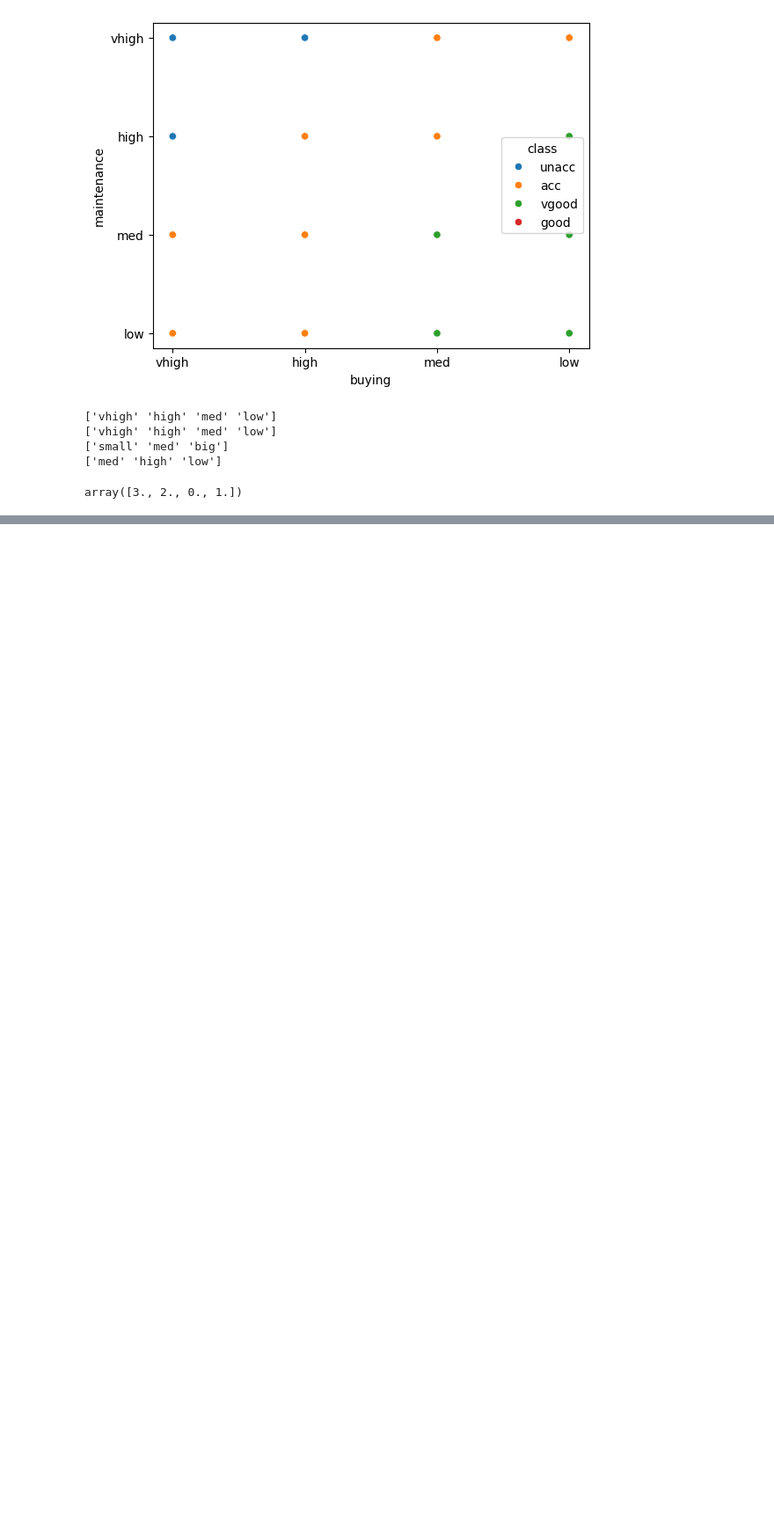
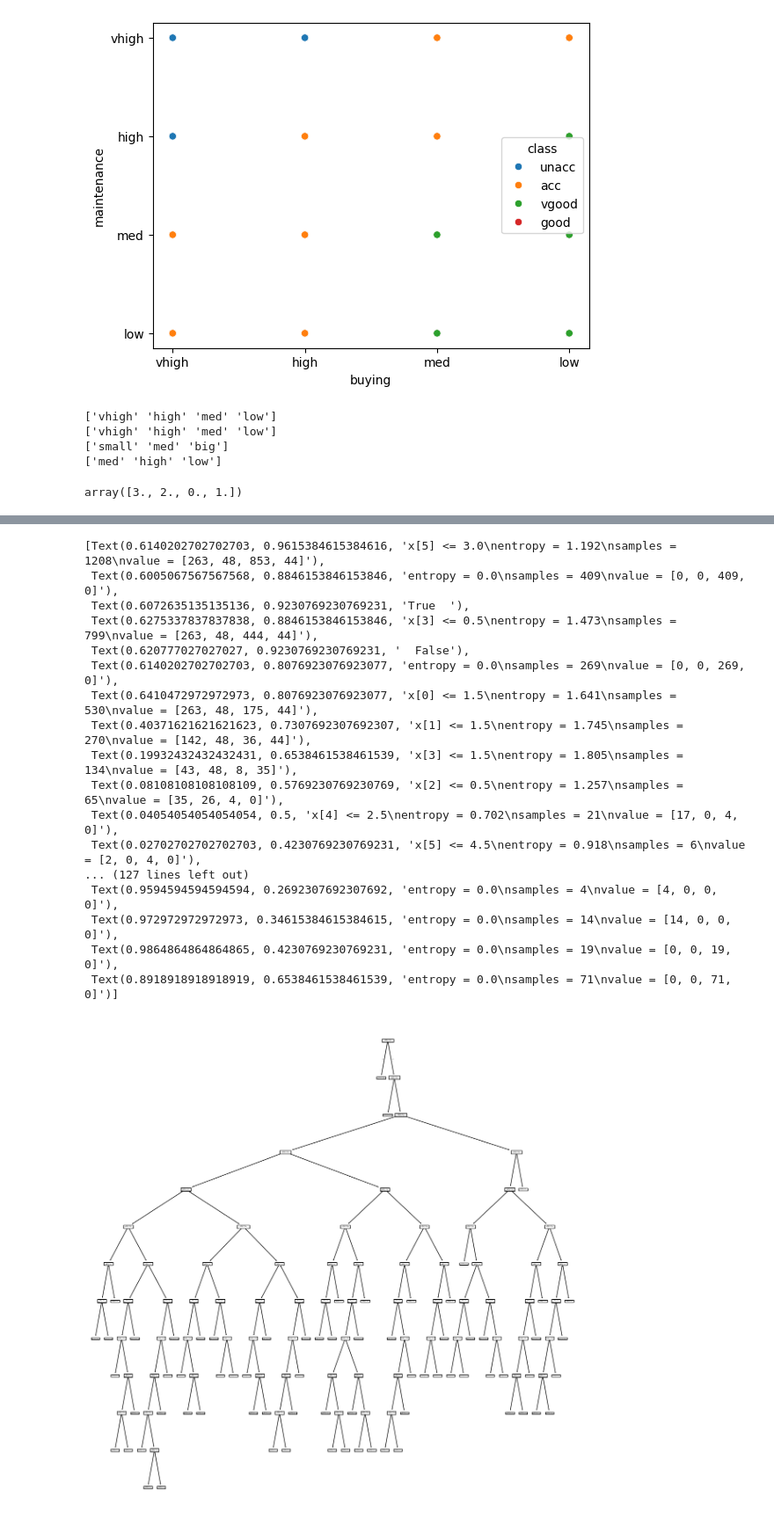
Before and after one commit to ZTNimbus/Data-Science-Machine-Learning, a Jupyter notebook: machine-learning/decision-tree-classifier.ipynb, the cells around one changed output, grey strips where cells are left out. Shown at 88% size. Saved outputs shown, nothing was run; the diff lists cells and outputs as text; code cells hidden in the pictures; blank space fills up the shorter version.

```diff
--- a/machine-learning/decision-tree-classifier.ipynb
+++ b/machine-learning/decision-tree-classifier.ipynb
@@ -172,0 +227,7 @@ array([3., 2., 0., 1.])
+# %%
+param_grid = {
+    "criterion": ["gini", "entropy", "log_loss"],
+    "splitter": ["best", "random"],
+    "max_depth" : [1,2,3,4,5,10,15,None],
+    "max_features": ["sqrt", "log2", None]
+}
@@ -172,0 +236,2 @@ array([3., 2., 0., 1.])
+# %%
+grid = GridSearchCV(estimator=DecisionTreeClassifier(), cv=5, n_jobs=-1, param_grid=param_grid, scoring="accuracy")
@@ -172,0 +281,25 @@ array([3., 2., 0., 1.])
+# %%
+tree_model = DecisionTreeClassifier(max_depth=15, criterion="entropy", max_features=None, splitter="best")
+# %%
+plt.figure(figsize=(15,15))
+
+tree.plot_tree(tree_model.fit(X_train, y_train))
+# %% [output]
+[Text(0.6140202702702703, 0.9615384615384616, 'x[5] <= 3.0\nentropy = 1.192\nsamples = 1208\nvalue = [263, 48, 853, 44]'),
+ Text(0.6005067567567568, 0.8846153846153846, 'entropy = 0.0\nsamples = 409\nvalue = [0, 0, 409, 0]'),
+ Text(0.6072635135135136, 0.9230769230769231, 'True  '),
+ Text(0.6275337837837838, 0.8846153846153846, 'x[3] <= 0.5\nentropy = 1.473\nsamples = 799\nvalue = [263, 48, 444, 44]'),
+ Text(0.620777027027027, 0.9230769230769231, '  False'),
+ Text(0.6140202702702703, 0.8076923076923077, 'entropy = 0.0\nsamples = 269\nvalue = [0, 0, 269, 0]'),
+ Text(0.6410472972972973, 0.8076923076923077, 'x[0] <= 1.5\nentropy = 1.641\nsamples = 530\nvalue = [263, 48, 175, 44]'),
+ Text(0.40371621621621623, 0.7307692307692307, 'x[1] <= 1.5\nentropy = 1.745\nsamples = 270\nvalue = [142, 48, 36, 44]'),
+ Text(0.19932432432432431, 0.6538461538461539, 'x[3] <= 1.5\nentropy = 1.805\nsamples = 134\nvalue = [43, 48, 8, 35]'),
+ Text(0.08108108108108109, 0.5769230769230769, 'x[2] <= 0.5\nentropy = 1.257\nsamples = 65\nvalue = [35, 26, 4, 0]'),
+ Text(0.04054054054054054, 0.5, 'x[4] <= 2.5\nentropy = 0.702\nsamples = 21\nvalue = [17, 0, 4, 0]'),
+ Text(0.02702702702702703, 0.4230769230769231, 'x[5] <= 4.5\nentropy = 0.918\nsamples = 6\nvalue = [2, 0, 4, 0]'),
+... (127 lines left out)
+ Text(0.9594594594594594, 0.2692307692307692, 'entropy = 0.0\nsamples = 4\nvalue = [4, 0, 0, 0]'),
+ Text(0.972972972972973, 0.34615384615384615, 'entropy = 0.0\nsamples = 14\nvalue = [14, 0, 0, 0]'),
+ Text(0.9864864864864865, 0.4230769230769231, 'entropy = 0.0\nsamples = 19\nvalue = [0, 0, 19, 0]'),
+ Text(0.8918918918918919, 0.6538461538461539, 'entropy = 0.0\nsamples = 71\nvalue = [0, 0, 71, 0]')]
+[figure, added]
```
Also changed, not shown: parts of 14 cells of this notebook, 1 other file.
